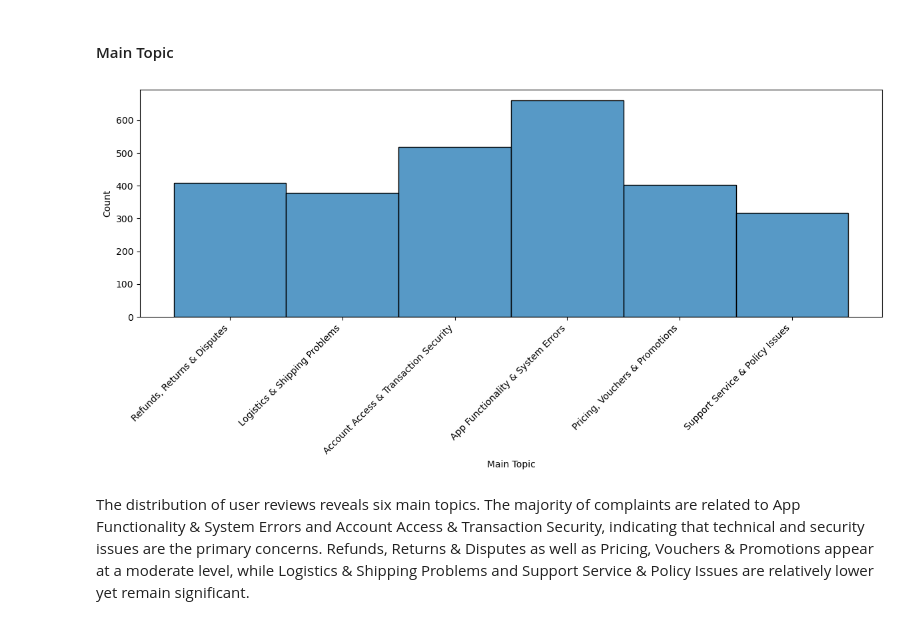
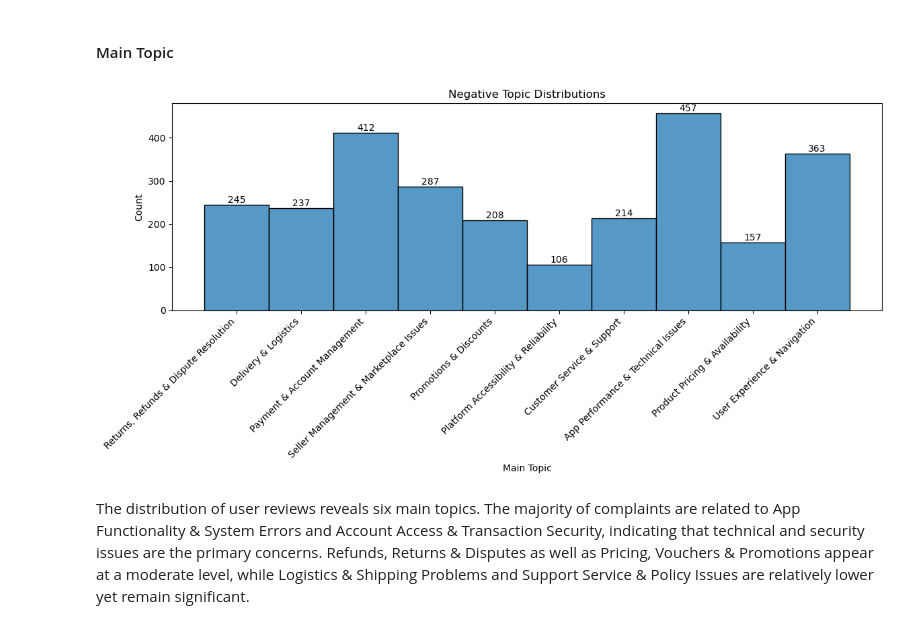
Before and after one commit to WayanArdike/gopay, a Jupyter notebook: study-case-tokopedia.ipynb, the cells around one changed output. Drawn from its saved outputs; the diff is of its cells as text; code cells hidden in the pictures.

```diff
--- a/study-case-tokopedia.ipynb
+++ b/study-case-tokopedia.ipynb
@@ -563,9 +566,8 @@ In topic modeling, there are several parameters that need to be considered, incl
 # Load embedding model: converts text into semantic vectors
 embedding_model = pipeline(
     "feature-extraction",
-    model="princeton-nlp/sup-simcse-roberta-large"
+    model="Qwen/Qwen3-Embedding-0.6B"
 )
-# "sup-simcse-roberta-large" is a RoBERTa-based model fine-tuned for semantic similarity
 
 # Dimensionality reduction model (UMAP)
 umap_model = UMAP(
@@ -613,9 +615,9 @@ Device set to use cuda:0
 # %% [markdown]
 ### Topic Modelling
 # %%
-negative_topic = topic(25) # Output 25 topics
+negative_topic = topic(50) # Output 50 topics
 negative_info = negative_topic.fit_transform(negative) # Inference with negative data
 negative_info = negative_topic.get_topic_info() # Get topic info result
-negative_info.to_excel('tokped_negative.xlsx') # Save topic result
+negative_info.to_csv('tokped_negative.csv') # Save topic result
 negative_info # To show topic result
 # %% [output]
@@ -705,18 +733,27 @@ negative_info.head()
 - However, the number of interpreted topics reached 25, which is quite a lot to describe user review conditions. The solution is to perform clustering or grouping of topics, resulting in 6 main topics: Logistics & Shipping Problems, Refunds, Returns & Disputes, App Functionality & System Errors, Pricing, Vouchers & Promotions, Account Access & Transaction Security, Support Service & Policy Issues.
 # %%
 def get_topic_group(topic_number):
-    if topic_number in [0, 4, 20]:
-        return "Logistics & Shipping Problems"
-    elif topic_number in [2, 16, 17, 22]:
-        return "Refunds, Returns & Disputes"
-    elif topic_number in [1, 3, 9, 15, 11]:
-        return "App Functionality & System Errors"
-    elif topic_number in [7, 12, 13, 23, 24]:
-        return "Pricing, Vouchers & Promotions"
-    elif topic_number in [6, 8, 14, 18, 19]:
-        return "Account Access & Transaction Security"
-    else:  # [5, 10, 21]
-        return "Support Service & Policy Issues"
+    if topic_number in [4, 12, 14, 17, 27, 35, 38, 39, 48]:
+        return "App Performance & Technical Issues"
+    elif topic_number in [7, 16, 28, 41]:
+        return "Customer Service & Support"
+    elif topic_number in [5, 9, 19, 24, 30, 33, 42, 44]:
+        return "Payment & Account Management"
+    elif topic_number in [13, 21, 23, 29, 46]:
+        return "Returns, Refunds & Dispute Resolution"
+    elif topic_number in [10, 18, 25, 36, 37, 40]:
+        return "Seller Management & Marketplace Issues"
+    elif topic_number in [2, 3, 45, 49]:
+        return "Delivery & Logistics"
+    elif topic_number in [1, 15, 31]:
+        return "Promotions & Discounts"
+    elif topic_number in [6, 20, 47]:
+        return "Product Pricing & Availability"
+    elif topic_number in [8, 11, 22, 26, 32, 34, 43]:
+        return "User Experience & Navigation"
+    else:
+        return "Platform Accessibility & Reliability"
+
 
 negative_info["Main Topic"] = negative_info["Topic"].progress_apply(get_topic_group)
 negative_info = negative_info[["Document","Main Topic", "Sub Topic"]]
@@ -745,13 +782,15 @@ negative_info
 # %%
 
 plt.figure(figsize=(12, 6))
-sns.histplot(data=negative_info, x="Main Topic")
+ax=sns.histplot(data=negative_info, x="Main Topic")
 
 plt.xticks(rotation=45, ha="right")
+ax.bar_label(ax.containers[0], fontsize=10)
+plt.title('Negative Topic Distributions')
 plt.tight_layout()
 plt.show()
 # %% [output]
-[figure, old version]
+[figure, new version]
 # %% [markdown]
 The distribution of user reviews reveals six main topics. The majority of complaints are related to App Functionality & System Errors and Account Access & Transaction Security, indicating that technical and security issues are the primary concerns. Refunds, Returns & Disputes as well as Pricing, Vouchers & Promotions appear at a moderate level, while Logistics & Shipping Problems and Support Service & Policy Issues are relatively lower yet remain significant.
 # %% [markdown]
```
Also changed, not shown: parts of 25 cells of this notebook.
